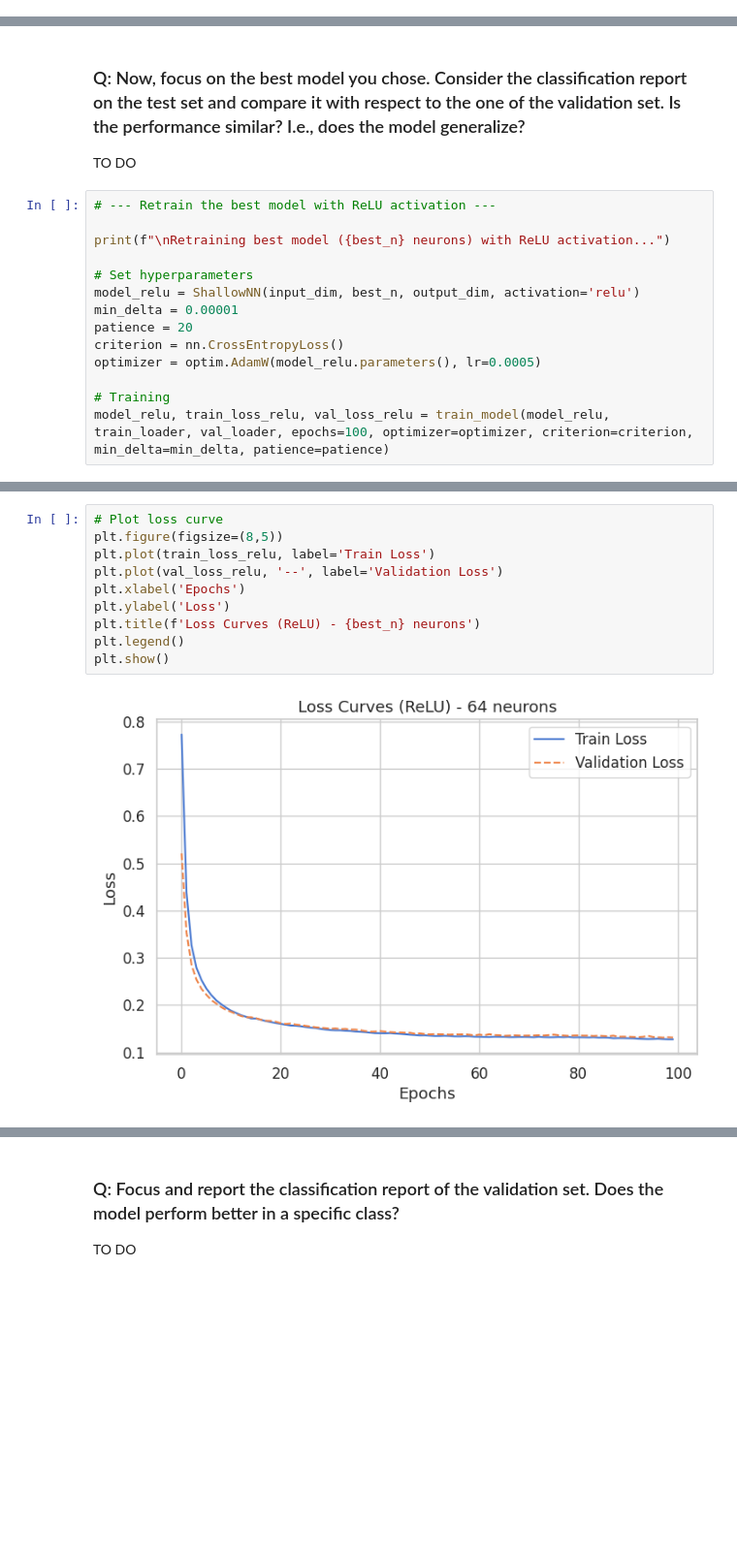
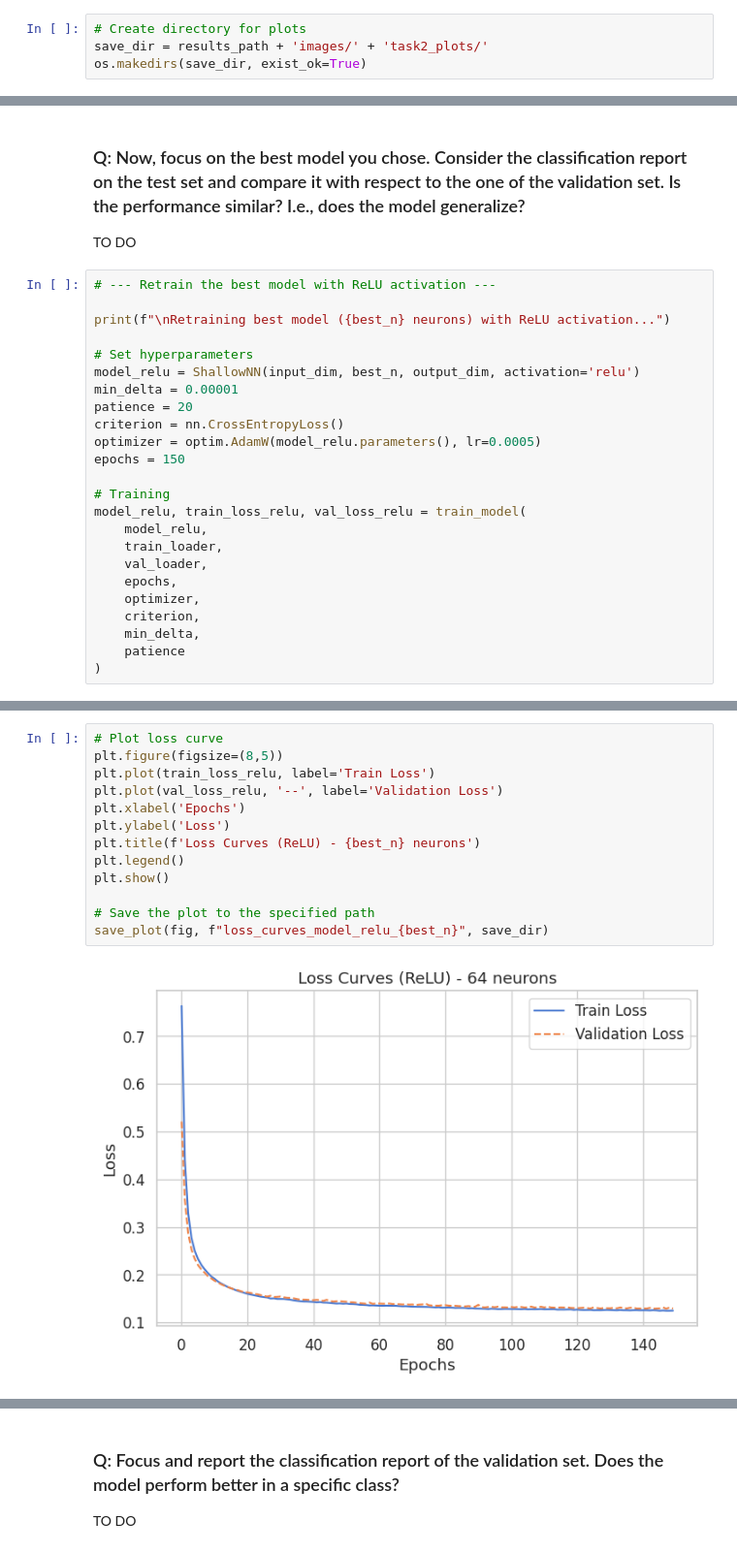
Before and after one commit to AImSecure/Laboratory1, a Jupyter notebook: lab/notebooks/Lab1_FFNN.ipynb, the cells around one changed output, grey strips where cells are left out. Shown at 97% size. Drawn from its saved outputs; the diff is of its cells as text; blank space fills up the shorter version.

```diff
--- a/lab/notebooks/Lab1_FFNN.ipynb
+++ b/lab/notebooks/Lab1_FFNN.ipynb
@@ -577,6 +582,10 @@ We will:
 - Plot train/val losses, select best by lowest val loss, report validation classification
 - Evaluate best on test and compare to validation
 - Then change activation to ReLU for the best width and retrain; discuss change
+# %%
+# Create directory for plots
+save_dir = results_path + 'images/' + 'task2_plots/'
+os.makedirs(save_dir, exist_ok=True)
 # %%
 # --- Choose dataset version and create DataLoaders ---
 
@@ -852,8 +877,18 @@ min_delta = 0.00001
 patience = 20
 criterion = nn.CrossEntropyLoss()
 optimizer = optim.AdamW(model_relu.parameters(), lr=0.0005)
+epochs = 150
 
 # Training
-model_relu, train_loss_relu, val_loss_relu = train_model(model_relu, train_loader, val_loader, epochs=100, optimizer=optimizer, criterion=criterion, min_delta=min_delta, patience=patience)
+model_relu, train_loss_relu, val_loss_relu = train_model(
+    model_relu,
+    train_loader,
+    val_loader,
+    epochs,
+    optimizer,
+    criterion,
+    min_delta,
+    patience
+)
 # %% [output]
 Retraining best model (64 neurons) with ReLU activation...
@@ -876,12 +911,15 @@ Epoch 100/100 - Train Loss: 0.1275, Val Loss: 0.1314
 # %%
 # Plot loss curve
 plt.figure(figsize=(8,5))
 plt.plot(train_loss_relu, label='Train Loss')
 plt.plot(val_loss_relu, '--', label='Validation Loss')
 plt.xlabel('Epochs')
 plt.ylabel('Loss')
 plt.title(f'Loss Curves (ReLU) - {best_n} neurons')
 plt.legend()
 plt.show()
+
+# Save the plot to the specified path
+save_plot(fig, f"loss_curves_model_relu_{best_n}", save_dir)
 # %% [output]
-[figure, old version]
+[figure, new version]
```
Also changed, not shown: parts of 37 cells of this notebook.
